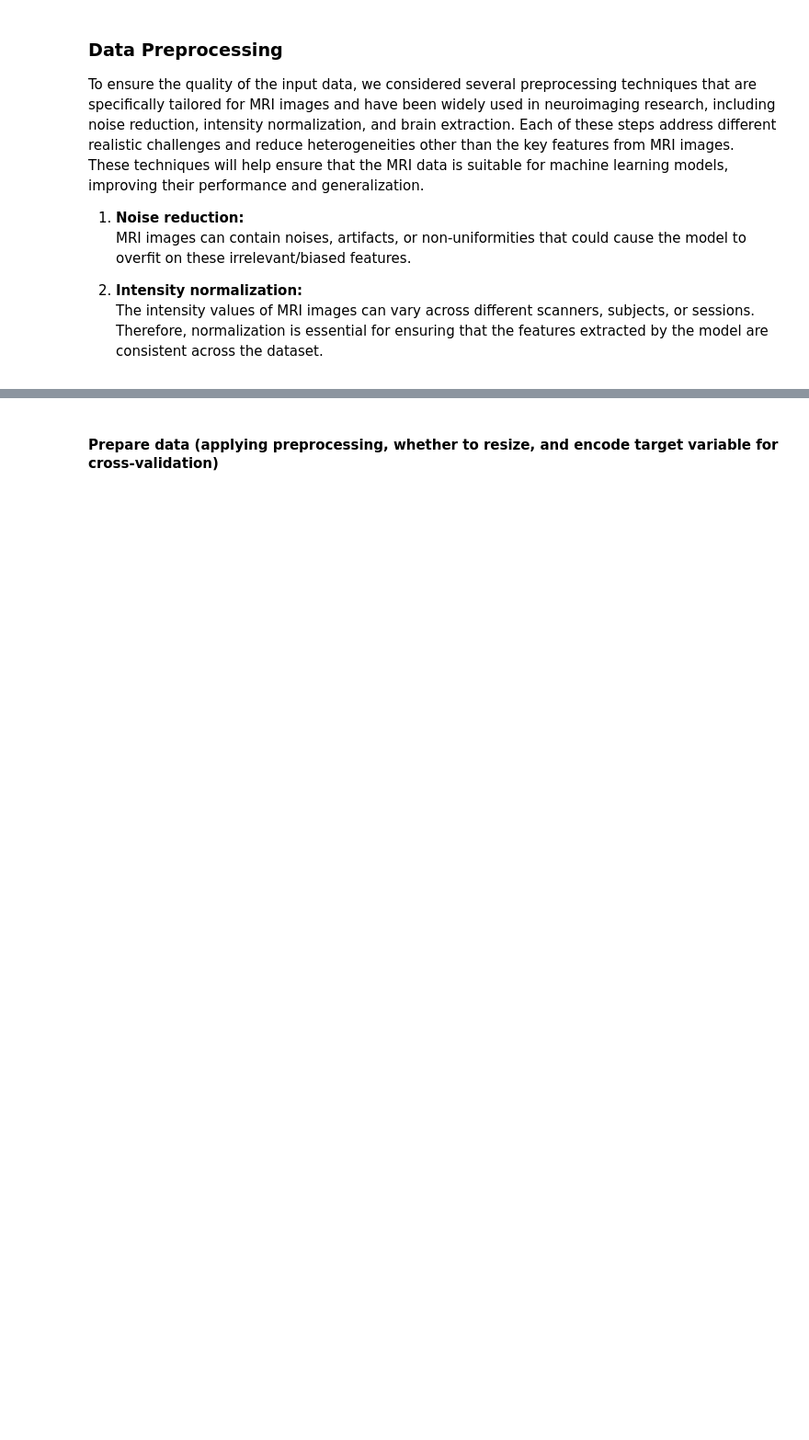
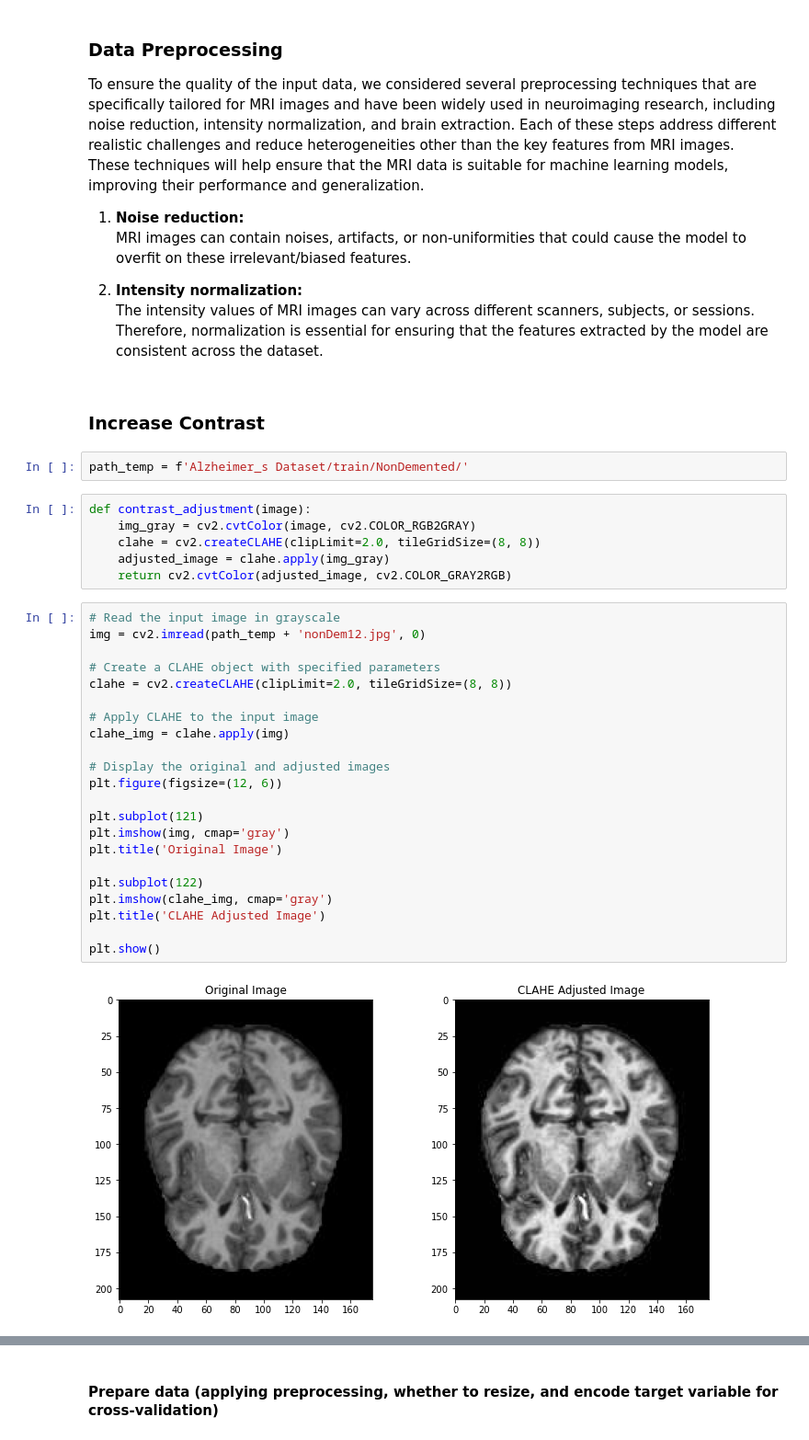
Before and after one commit to MiracleSkyHawk/RSM8521_FinalProject_Team6, a Jupyter notebook: RSM8521_FinalProject_Team6_20230317_v0.2.ipynb, the cells around one changed output, grey strips where cells are left out. Shown at 92% size. Cells and saved outputs as stored; diff of their text form; blank space fills up the shorter version.

```diff
--- a/RSM8521_FinalProject_Team6_20230317_v0.2.ipynb
+++ b/RSM8521_FinalProject_Team6_20230317_v0.2.ipynb
@@ -39,3 +50,37 @@ MRI images can contain noises, artifacts, or non-uniformities that could cause t
 
 2. **Intensity normalization:**<br>
 The intensity values of MRI images can vary across different scanners, subjects, or sessions. Therefore, normalization is essential for ensuring that the features extracted by the model are consistent across the dataset.<br>
+# %% [markdown]
+### Increase Contrast
+# %%
+path_temp = f'Alzheimer_s Dataset/train/NonDemented/'
+# %%
+def contrast_adjustment(image):
+    img_gray = cv2.cvtColor(image, cv2.COLOR_RGB2GRAY)
+    clahe = cv2.createCLAHE(clipLimit=2.0, tileGridSize=(8, 8))
+    adjusted_image = clahe.apply(img_gray)
+    return cv2.cvtColor(adjusted_image, cv2.COLOR_GRAY2RGB)
+# %%
+# Read the input image in grayscale
+img = cv2.imread(path_temp + 'nonDem12.jpg', 0)
+
+# Create a CLAHE object with specified parameters
+clahe = cv2.createCLAHE(clipLimit=2.0, tileGridSize=(8, 8))
+
+# Apply CLAHE to the input image
+clahe_img = clahe.apply(img)
+
+# Display the original and adjusted images
+plt.figure(figsize=(12, 6))
+
+plt.subplot(121)
+plt.imshow(img, cmap='gray')
+plt.title('Original Image')
+
+plt.subplot(122)
+plt.imshow(clahe_img, cmap='gray')
+plt.title('CLAHE Adjusted Image')
+
+plt.show()
+# %% [output]
+[figure, added]
```
Also changed, not shown: parts of 19 cells of this notebook, 3 other files.
